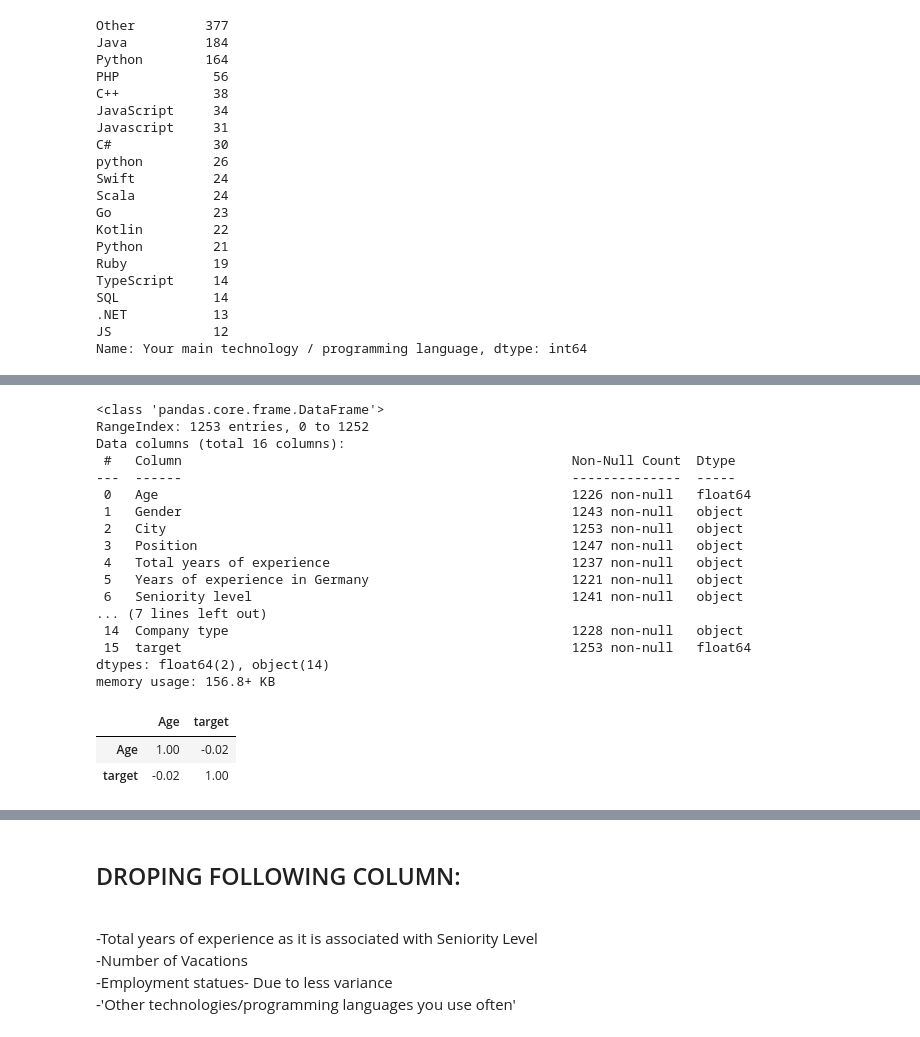
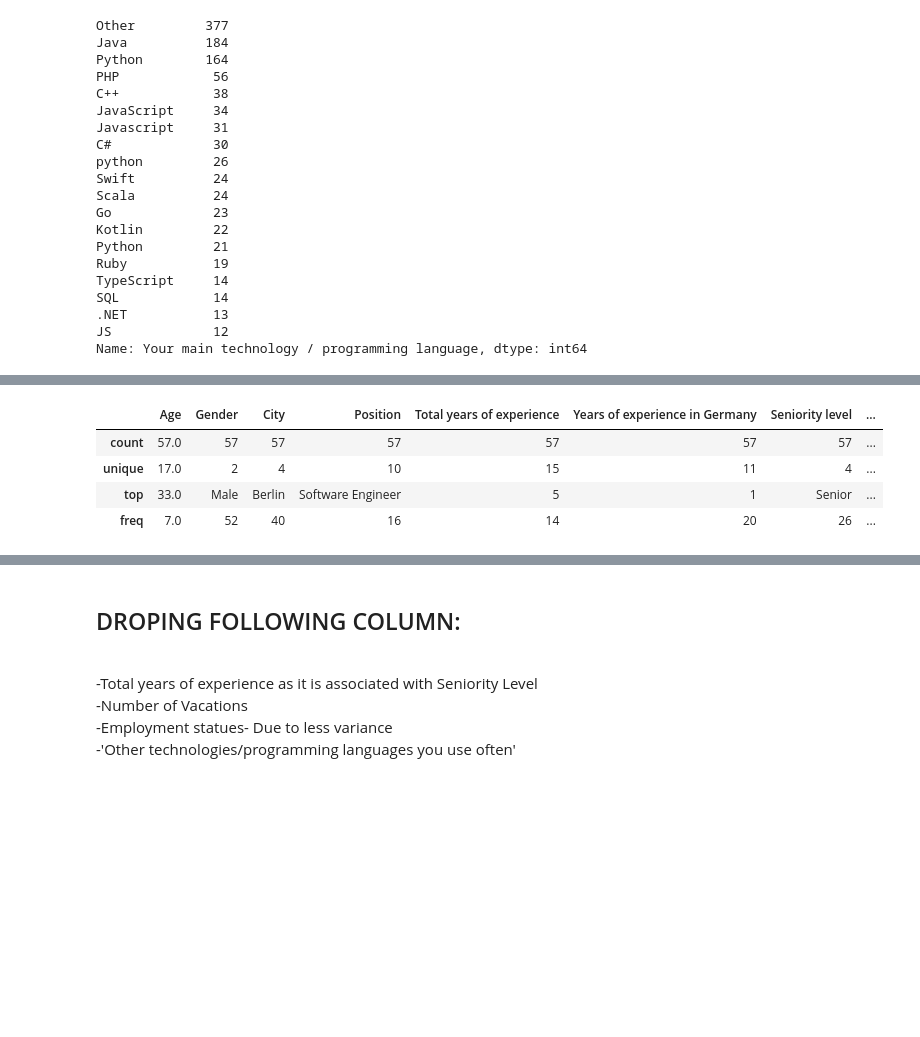
Before and after one commit to SidhST12/ItML_Asn_2_Students, a Jupyter notebook: assignment_2_start.ipynb, the cells around one changed output, grey strips where cells are left out. Saved outputs shown, nothing was run; the diff lists cells and outputs as text; code cells hidden in the pictures; blank space fills up the shorter version.

```diff
--- a/assignment_2_start.ipynb
+++ b/assignment_2_start.ipynb
@@ -168,29 +183,8 @@ df1.head(5)
 # %%
-df1.info()
+df1.describe()
 # %% [output]
-<class 'pandas.core.frame.DataFrame'>
-RangeIndex: 1253 entries, 0 to 1252
-Data columns (total 16 columns):
- #   Column                                                  Non-Null Count  Dtype
----  ------                                                  --------------  -----
- 0   Age                                                     1226 non-null   float64
- 1   Gender                                                  1243 non-null   object
- 2   City                                                    1253 non-null   object
- 3   Position                                                1247 non-null   object
- 4   Total years of experience                               1237 non-null   object
- 5   Years of experience in Germany                          1221 non-null   object
- 6   Seniority level                                         1241 non-null   object
-... (7 lines left out)
- 14  Company type                                            1228 non-null   object
- 15  target                                                  1253 non-null   float64
-dtypes: float64(2), object(14)
-memory usage: 156.8+ KB
+|  | Age | Gender | City | Position | Total years of experience | Years of experience in Germany | Seniority level | ... |
+| count | 57.0 | 57 | 57 | 57 | 57 | 57 | 57 | ... |
+| unique | 17.0 | 2 | 4 | 10 | 15 | 11 | 4 | ... |
+| top | 33.0 | Male | Berlin | Software Engineer | 5 | 1 | Senior | ... |
+| freq | 7.0 | 52 | 40 | 16 | 14 | 20 | 26 | ... |
-# %%
-## Correlation Matrix
-corr = df.corr()
-corr.style.background_gradient()
-corr.style.background_gradient().set_precision(2)
-# %% [output]
-|  | Age | target |
-| Age | 1.00 | -0.02 |
-| target | -0.02 | 1.00 |
```
Also changed, not shown: parts of 24 cells of this notebook.
